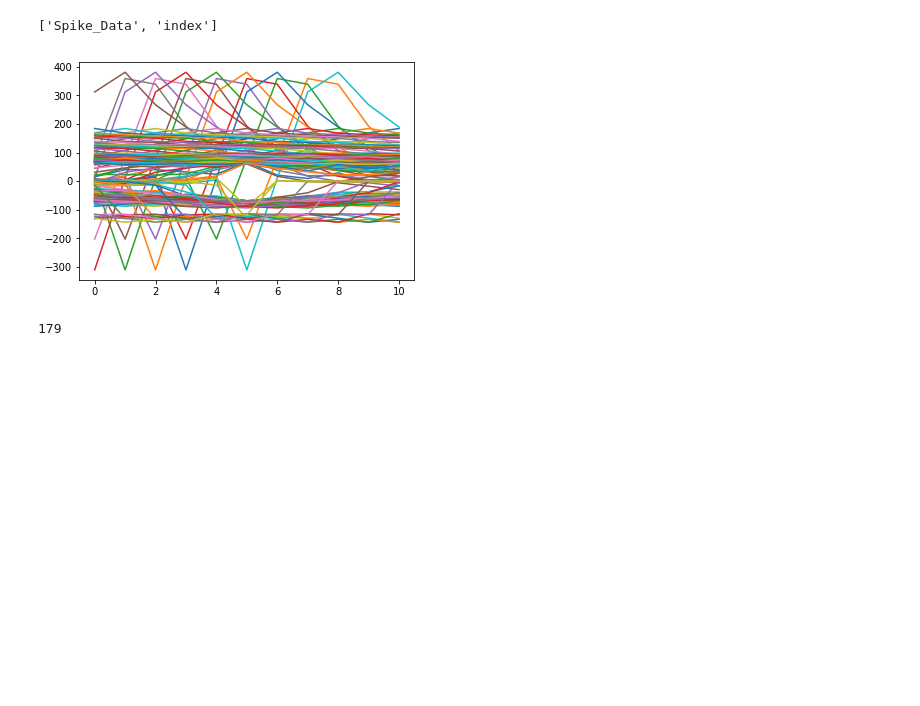
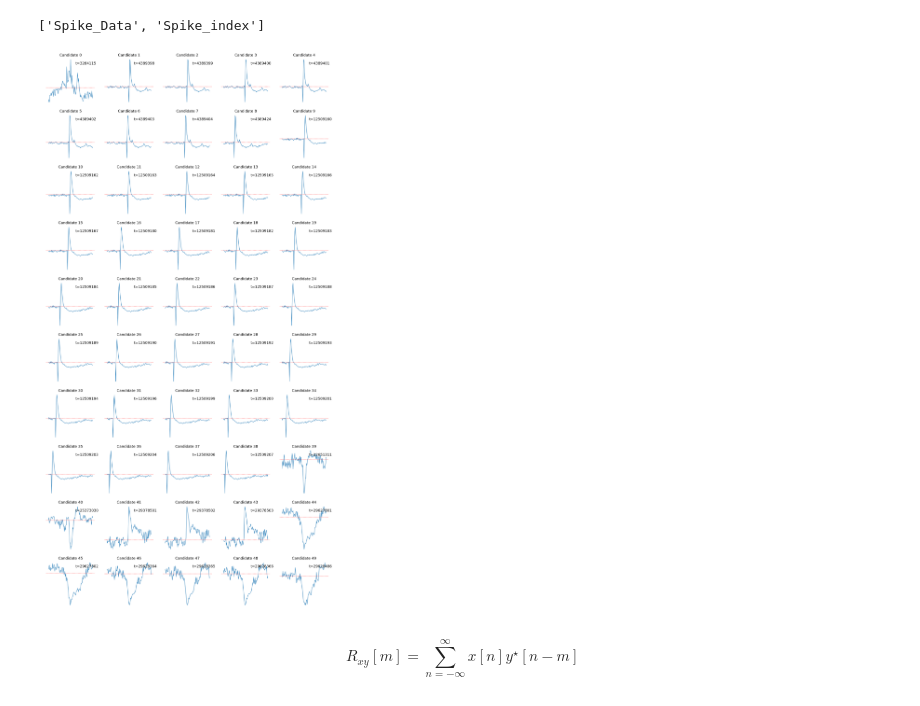
Before and after one commit to acyang/NERF, a Jupyter notebook: ipynb/spike_sorting.ipynb, the cells around one changed output. Saved outputs shown, nothing was run; the diff lists cells and outputs as text; code cells hidden in the pictures; blank space fills up the shorter version.

```diff
--- a/ipynb/spike_sorting.ipynb
+++ b/ipynb/spike_sorting.ipynb
@@ -33,16 +45,35 @@ def corl_dumy(s1, s2, time_window):
 # %%
 with h5py.File("../output/7_sigma.h5", "r") as f:
     print(list(f.keys()))
-
-    index=f["index"][:]
+    d=f["Spike_index"][:]
     sd=f["Spike_Data"][:]
+    #print(d[0:5])
 # %% [output]
-['Spike_Data', 'index']
+['Spike_Data', 'Spike_index']
-# %%
-for row in sd:
-    pd.Series(row).plot()
-# %% [output]
-[figure, removed]
+# %%
+fig, axs = plt.subplots(10, 5, figsize=(25, 50))
+
+i=0
+for ax in axs.flat:
+    df=pd.Series(sd[i,:])
+    ax.plot(df.index, df)
+    ax.axis('off')
+    ax.set_title("Candidate "+str(i), fontsize=18)
+    ax.text(0.6, 0.85, "t="+str(d[i]), fontsize=18, transform = ax.transAxes)
+    #ax.spines['bottom'].set_position(('data',0))
+    #ax.spines['left'].set_position(('data',50))
+    #ax.spines['bottom'].set_color('none')
+    #ax.spines['left'].set_color('none')
+    #ax.spines['right'].set_color('none')
+    #ax.spines['top'].set_color('none')
+    ax.axhline(0.0, linestyle=':', color='r')
+    #ax.set(xlabel='x-label', ylabel='y-label')
+    i+=1
+
+#for ax in axs.flat:
+#    ax.label_outer()
+# %% [output]
+[figure, added]
 # %%
 #t = time.time()
 #data = split_single_channel("190407_CA014_session_000.dat", np.int16, 374, 1)
@@ -54,7 +85,8 @@ nsingle=list(range(sd.shape[0]))
 time_window=sd.shape[1]
 ntime=list(range(sd.shape[1]))
 flags=np.ones(shape=sd.shape[0], dtype=np.int)
-print(flags.shape[0])
+group_ID=np.zeros(shape=sd.shape[0], dtype=np.int)
+#print(flags.shape[0])
 #print(sd[:10,:])
 #print(flags[:5])
 #print(np.any(flags[:5]),np.argmax(flags > 0))
@@ -70,5 +102,6 @@ print(flags.shape[0])
 #max_value=np.amax(corrma)
 #max_index=np.where(corrma==max_value)[0]
 #print(max_value, max_index)
-# %% [output]
-179
+# %% [markdown]
+
+$$R_{xy}\left[m\right] = \sum_{n=-\infty}^{\infty}x\left[n\right]y^{\star}\left[n-m\right]$$
```
Also changed, not shown: parts of 7 cells of this notebook, 2 other files.
